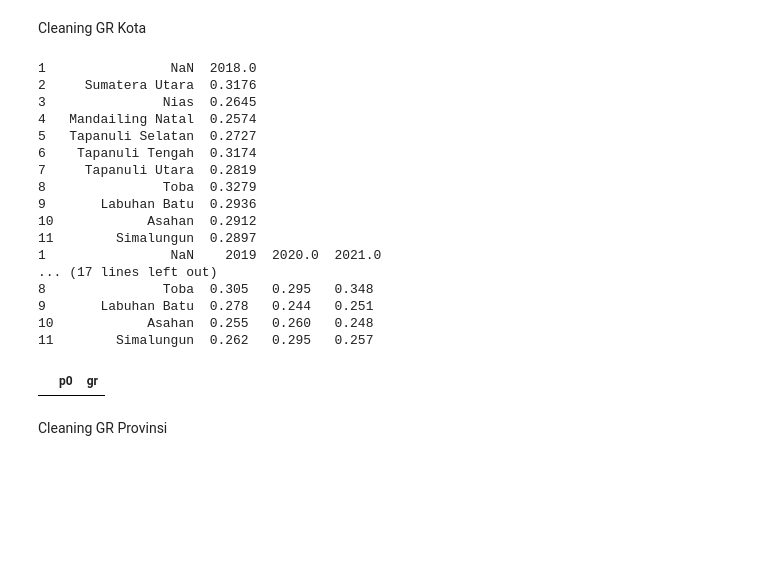
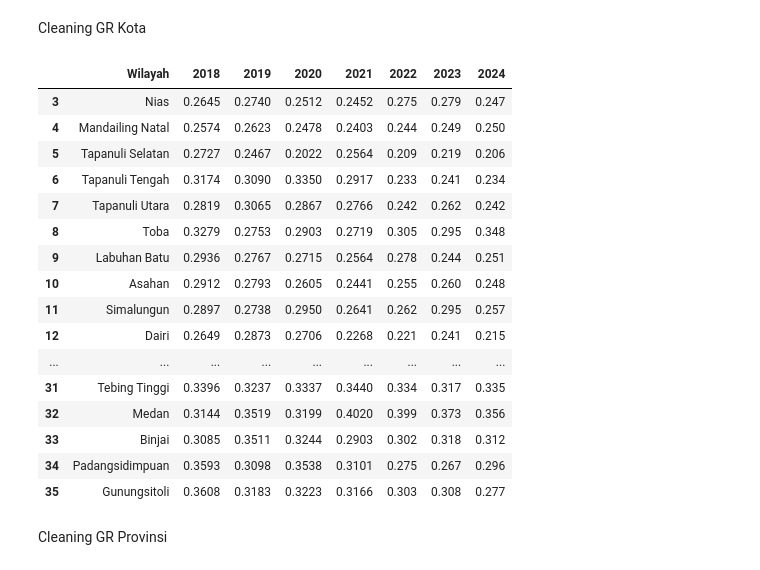
Before and after one commit to GitAJov/SDG10Regression, a Jupyter notebook: Regression.ipynb, the cells around one changed output. Saved outputs shown, nothing was run; the diff lists cells and outputs as text; code cells hidden in the pictures; blank space fills up the shorter version.

```diff
--- a/Regression.ipynb
+++ b/Regression.ipynb
@@ -92,39 +87,44 @@ def cleanDfGRKota(df):
     df.columns = df.iloc[1]
     # remove first and second row
     df = df[2:]
-    # remove column 2016 and 2017 if they exist
-    cols_to_drop = []
+
+    df = df.rename(columns={df.columns[0]: 'Wilayah'})
+
+    df = df[df['Wilayah'] != 'Sumatera Utara']
+    new_columns = []
     for col in df.columns:
-        col_str = str(col).strip()
-        if '2016' in col_str or '2017' in col_str:
-            cols_to_drop.append(col)
+        if col != 'Wilayah':
+            try:
+                new_columns.append(int(col))
+            except (ValueError, TypeError):
+                new_columns.append(col)
+        else:
+            new_columns.append(col)
+    df.columns = new_columns
+        # remove column 2016 and 2017
+    cols_to_drop = [2016, 2017]
 
     if cols_to_drop:
         df = df.drop(columns=cols_to_drop)
     return df
 # %%
-dfsGRKota = [cleanDfGRKota(df) for df in dfsGRKota]
+dfGRKota = cleanDfGRKota(dfGRKota)
+dfGRKota
+# %% [output]
+|  | Wilayah | 2018 | 2019 | 2020 | 2021 | 2022 | 2023 | 2024 |
+| 3 | Nias | 0.2645 | 0.2740 | 0.2512 | 0.2452 | 0.275 | 0.279 | 0.247 |
+| 4 | Mandailing Natal | 0.2574 | 0.2623 | 0.2478 | 0.2403 | 0.244 | 0.249 | 0.250 |
+| 5 | Tapanuli Selatan | 0.2727 | 0.2467 | 0.2022 | 0.2564 | 0.209 | 0.219 | 0.206 |
+| 6 | Tapanuli Tengah | 0.3174 | 0.3090 | 0.3350 | 0.2917 | 0.233 | 0.241 | 0.234 |
+| 7 | Tapanuli Utara | 0.2819 | 0.3065 | 0.2867 | 0.2766 | 0.242 | 0.262 | 0.242 |
+| 8 | Toba | 0.3279 | 0.2753 | 0.2903 | 0.2719 | 0.305 | 0.295 | 0.348 |
+| 9 | Labuhan Batu | 0.2936 | 0.2767 | 0.2715 | 0.2564 | 0.278 | 0.244 | 0.251 |
+| 10 | Asahan | 0.2912 | 0.2793 | 0.2605 | 0.2441 | 0.255 | 0.260 | 0.248 |
+| 11 | Simalungun | 0.2897 | 0.2738 | 0.2950 | 0.2641 | 0.262 | 0.295 | 0.257 |
+| 12 | Dairi | 0.2649 | 0.2873 | 0.2706 | 0.2268 | 0.221 | 0.241 | 0.215 |
+| ... | ... | ... | ... | ... | ... | ... | ... | ... |
+| 31 | Tebing Tinggi | 0.3396 | 0.3237 | 0.3337 | 0.3440 | 0.334 | 0.317 | 0.335 |
+| 32 | Medan | 0.3144 | 0.3519 | 0.3199 | 0.4020 | 0.399 | 0.373 | 0.356 |
+| 33 | Binjai | 0.3085 | 0.3511 | 0.3244 | 0.2903 | 0.302 | 0.318 | 0.312 |
+| 34 | Padangsidimpuan | 0.3593 | 0.3098 | 0.3538 | 0.3101 | 0.275 | 0.267 | 0.296 |
+| 35 | Gunungsitoli | 0.3608 | 0.3183 | 0.3223 | 0.3166 | 0.303 | 0.308 | 0.277 |
-# %%
-print(dfsGRKota[0].head(10))
-print(dfsGRKota[1].head(10))
-print(dfsGRKota[2].head(10))
-
-# join by 1st column
-# %% [output]
-1                NaN  2018.0
-2     Sumatera Utara  0.3176
-3               Nias  0.2645
-4   Mandailing Natal  0.2574
-5   Tapanuli Selatan  0.2727
-6    Tapanuli Tengah  0.3174
-7     Tapanuli Utara  0.2819
-8               Toba  0.3279
-9       Labuhan Batu  0.2936
-10            Asahan  0.2912
-11        Simalungun  0.2897
-1                NaN    2019  2020.0  2021.0
-... (17 lines left out)
-8               Toba  0.305   0.295   0.348
-9       Labuhan Batu  0.278   0.244   0.251
-10            Asahan  0.255   0.260   0.248
-11        Simalungun  0.262   0.295   0.257
@@ -142,7 +131,3 @@ print(dfsGRKota[2].head(10))
-# %%
-dataset
-# %% [output]
-|  | p0 | gr |
 # %% [markdown]
 Cleaning GR Provinsi
 # %%
```
Also changed, not shown: parts of 67 cells of this notebook, 6 other files.
